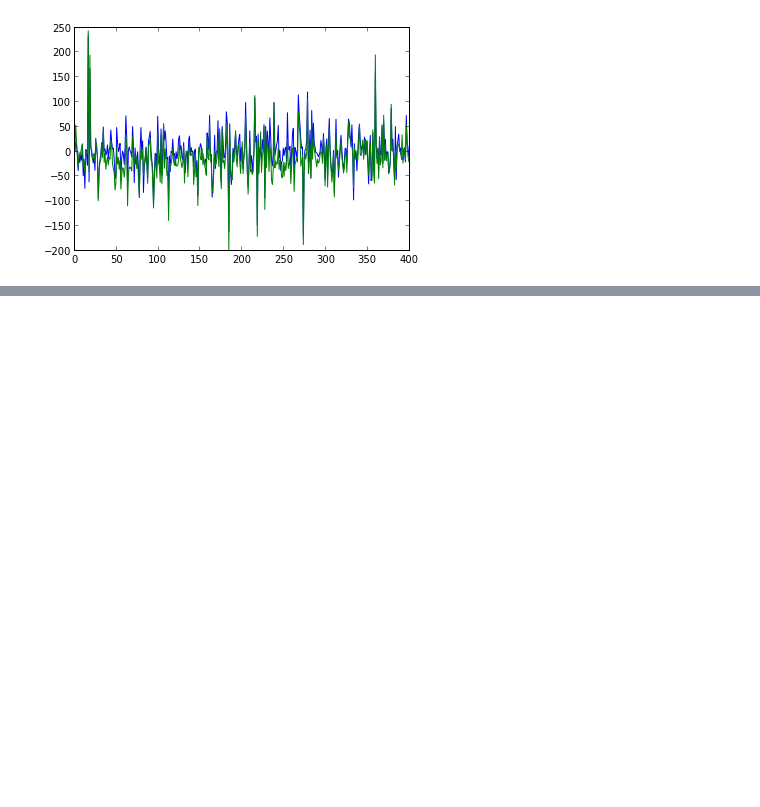
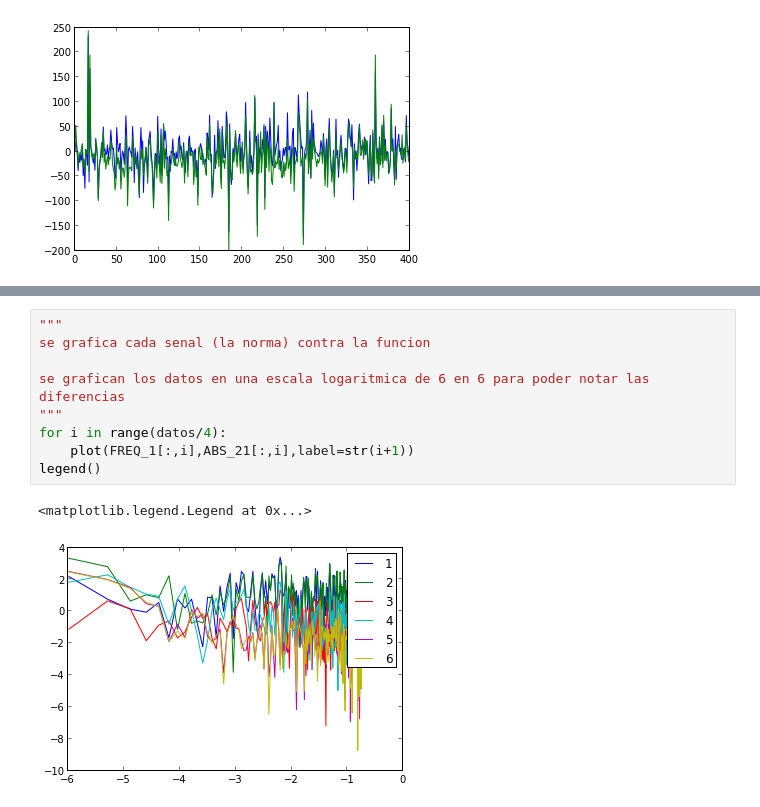
Before and after one commit to daniel-lozano/tarea5, a Jupyter notebook: tarea5-1.ipynb, the cells around one changed output, grey strips where cells are left out. Saved outputs shown, nothing was run; the diff lists cells and outputs as text; blank space fills up the shorter version.

```diff
--- a/tarea5-1.ipynb
+++ b/tarea5-1.ipynb
@@ -98,0 +147,12 @@ plot(FREQ1[:,2],ABS_2[:,2])
+# %%
+"""
+se grafica cada senal (la norma) contra la funcion
+
+se grafican los datos en una escala logaritmica de 6 en 6 para poder notar las diferencias
+"""
+for i in range(datos/4):
+    plot(FREQ_1[:,i],ABS_21[:,i],label=str(i+1))
+legend()
+# %% [output]
+<matplotlib.legend.Legend at 0x...>
+[figure, added]
```
Also changed, not shown: parts of 22 cells of this notebook.
